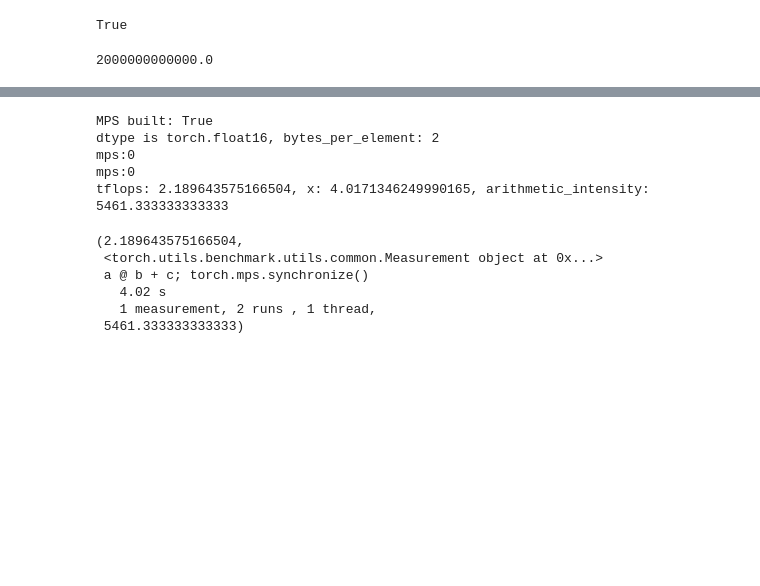
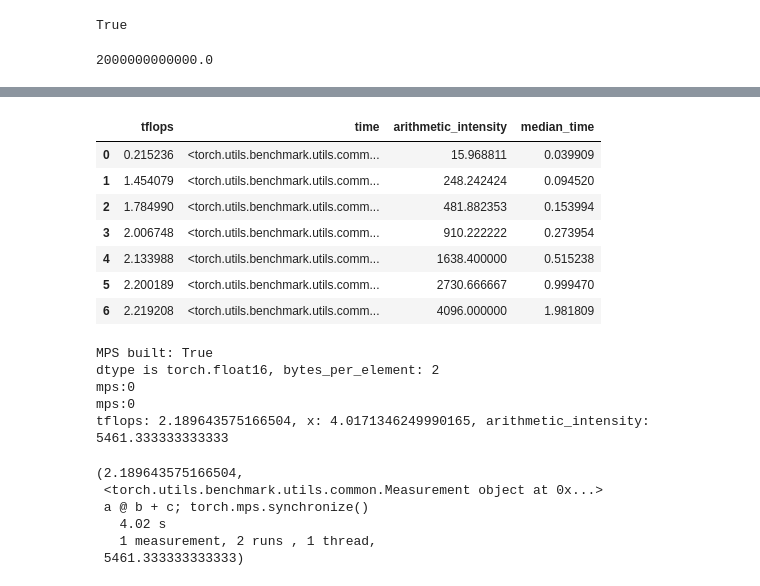
Before and after one commit to CoralLeiCN/Coral_de_LLM_recipes, a Jupyter notebook: benchmark/tflops.ipynb, the cells around one changed output, grey strips where cells are left out. Drawn from its saved outputs; the diff is of its cells as text; code cells hidden in the pictures; blank space fills up the shorter version.

```diff
--- a/benchmark/tflops.ipynb
+++ b/benchmark/tflops.ipynb
@@ -110,3 +117,14 @@ plt.show()
+# %%
+df
+# %% [output]
+|  | tflops | time | arithmetic_intensity | median_time |
+| 0 | 0.215236 | <torch.utils.benchmark.utils.comm... | 15.968811 | 0.039909 |
+| 1 | 1.454079 | <torch.utils.benchmark.utils.comm... | 248.242424 | 0.094520 |
+| 2 | 1.784990 | <torch.utils.benchmark.utils.comm... | 481.882353 | 0.153994 |
+| 3 | 2.006748 | <torch.utils.benchmark.utils.comm... | 910.222222 | 0.273954 |
+| 4 | 2.133988 | <torch.utils.benchmark.utils.comm... | 1638.400000 | 0.515238 |
+| 5 | 2.200189 | <torch.utils.benchmark.utils.comm... | 2730.666667 | 0.999470 |
+| 6 | 2.219208 | <torch.utils.benchmark.utils.comm... | 4096.000000 | 1.981809 |
 # %%
 print(f"MPS built: {torch.backends.mps.is_built()}")
 multiplier = 16
```
Also changed, not shown: parts of 4 cells of this notebook.
